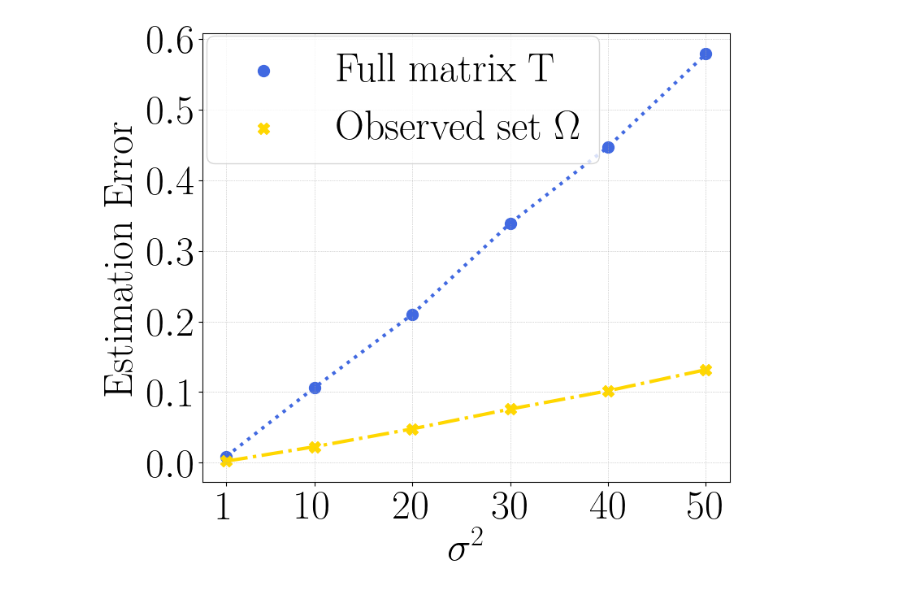
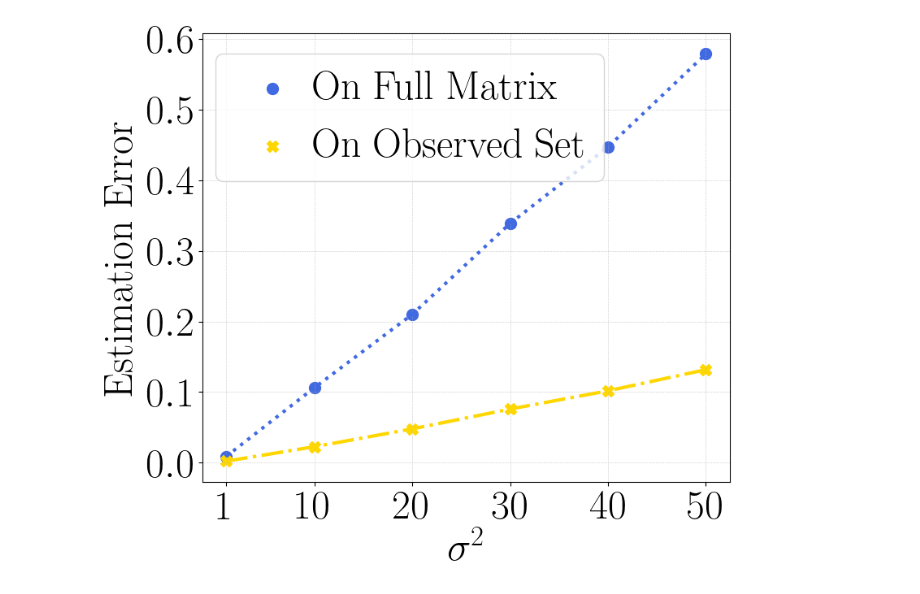
Before and after one commit to VirtuosoResearch/Matrix-completion-from-ultrasparse-samples, a Jupyter notebook: revised_figures/sample_comp.ipynb, the cells around one changed output. Saved outputs shown, nothing was run; the diff lists cells and outputs as text; code cells hidden in the pictures.

```diff
--- a/revised_figures/sample_comp.ipynb
+++ b/revised_figures/sample_comp.ipynb
@@ -129,34 +129,35 @@ d2 = [1, 10, 20, 30, 40, 50]
 T_err = [0.0022365693002939224, 0.022648798301815987, 0.04792822152376175, 0.0759992003440857, 0.10183130204677582, 0.1317443549633026]
 X_err = [0.008932916447520256, 0.10613281279802322, 0.2099420577287674, 0.3387805223464966, 0.4470231235027313, 0.5787706971168518]
 
 f, ax = plt.subplots(figsize=(8,7))
 
 plt.plot(d2, X_err, lw=3, color='royalblue', ls="dotted")
 plt.plot(d2, T_err, lw=3, color='gold',ls="dashdot" )
 
-plt.scatter(d2, X_err, s=100, color='royalblue', label=r"$\mathrm{Full~matrix~T}$")
-plt.scatter(d2, T_err, s=100, color='gold', label=r"$\mathrm{Observed~set~} \Omega$", marker="X")
+plt.scatter(d2, X_err, s=100, color='royalblue', label=r"$\mathrm{On~Full~Matrix}$")
+plt.scatter(d2, T_err, s=100, color='gold', label=r"$\mathrm{On~Observed~Set~}$", marker="X")
 
 
 # plt.errorbar(d2, T_err, yerr=sigma1_std,color='royalblue', fmt='X', capsize=10)
 # plt.errorbar(d2, X_err, yerr=m200_std,color='gold', capsize=10)
+ax.legend(handletextpad=0.01, fontsize=36, loc='upper right', bbox_to_anchor=(0.80, 1.00), ncol=1)
 
-plt.legend(fontsize=36, loc='upper right', bbox_to_anchor=(0.79, 1.04), ncol=1)
+#plt.legend(handletextpad=0.025, fontsize=36, loc='upper right', bbox_to_anchor=(0.80, 1.00), ncol=1)
 
 plt.xlabel(r"$\sigma^2$", fontsize=36)
 plt.ylabel(r"$\mathrm{Estimation~Error}$", fontsize=36)
 
 xticks = d2
 plt.xticks(xticks, fontsize=36)
 plt.yticks(fontsize=36)
 ax.xaxis.get_offset_text().set_fontsize(36)
 
 plt.grid(lw=0.5, ls=":")
 plt.tight_layout()
 plot_name = f"sample_comp_sigma.pdf"
 plt.savefig(plot_name, bbox_inches='tight', format="pdf", dpi=1200)
 
 plt.show()
 plt.close()
 # %% [output]
-[figure, old version]
+[figure, new version]
```
Also changed, not shown: parts of 2 cells of this notebook, 15 other files.
